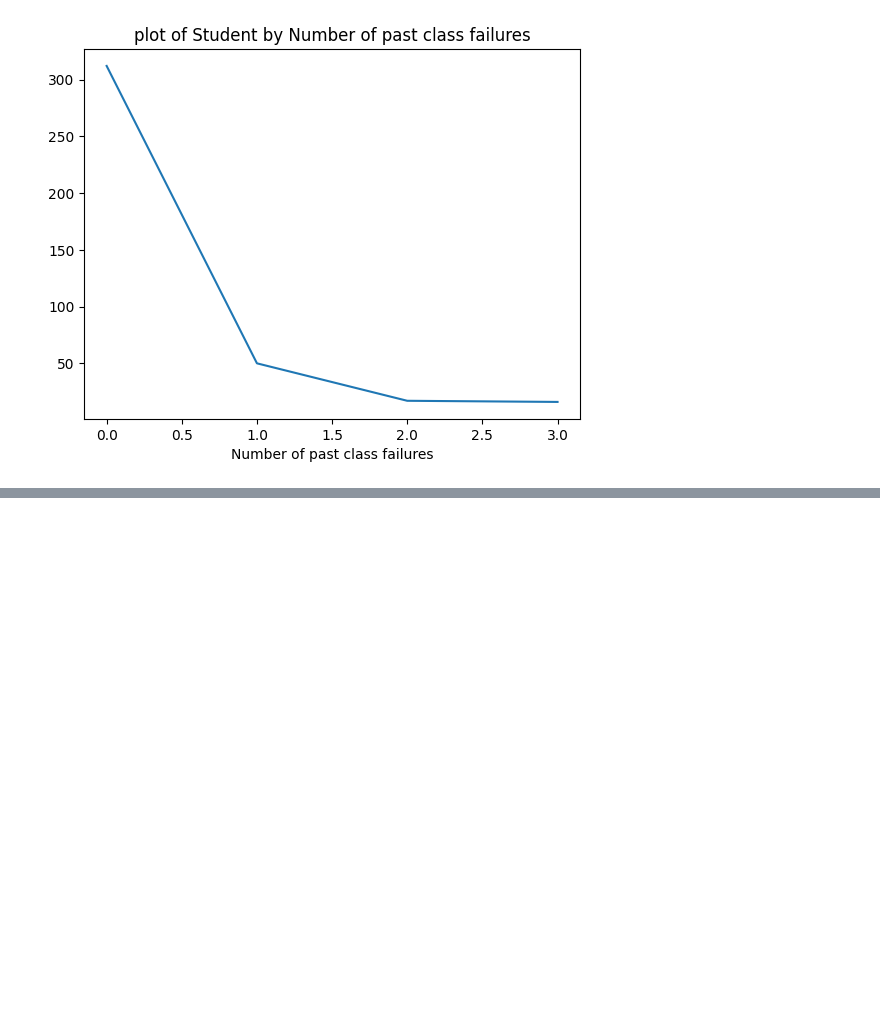
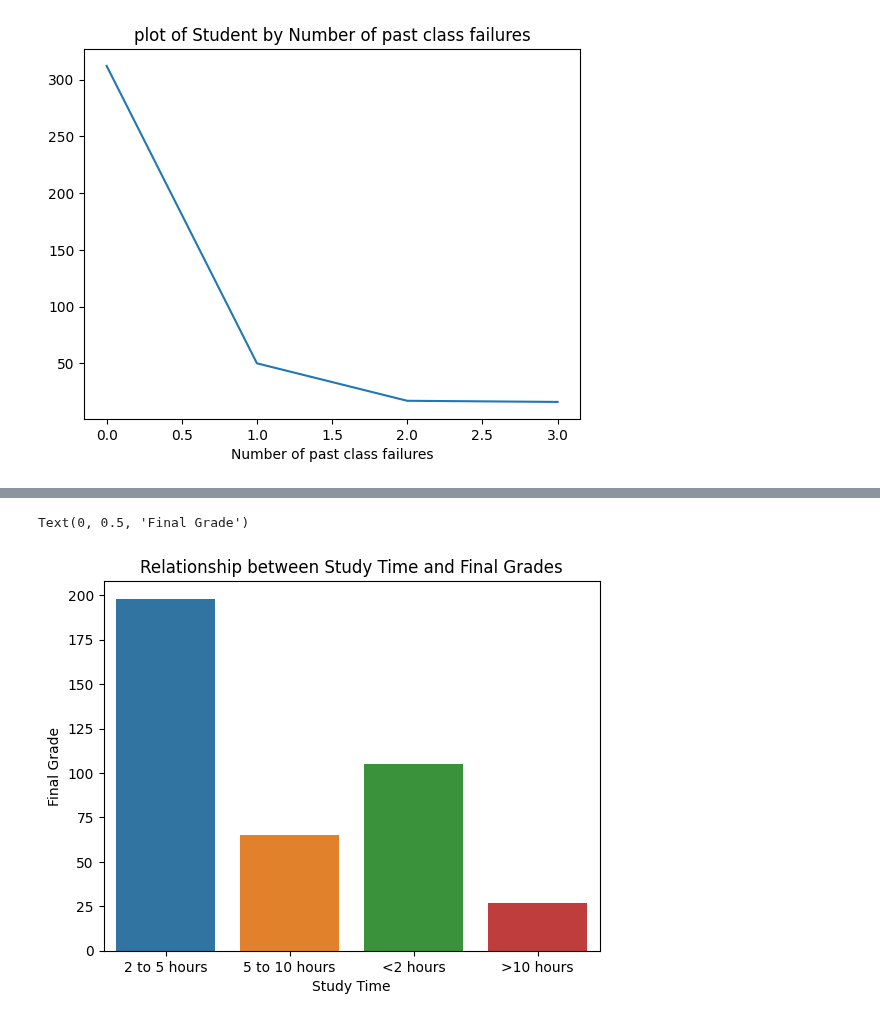
Before and after one commit to latifkara/dataScienceProjects, a Jupyter notebook: School_Conumption/SchoolConsumption.ipynb, the cells around one changed output, grey strips where cells are left out. Cells and saved outputs as stored; diff of their text form; code cells hidden in the pictures; blank space fills up the shorter version.

Commit message:
School Project | Relationship between Study Time and Final Grades

```diff
--- a/School_Conumption/SchoolConsumption.ipynb
+++ b/School_Conumption/SchoolConsumption.ipynb
@@ -240,0 +273,8 @@ Text(0.5, 0, 'Number of past class failures')
+# %%
+plt.title('Relationship between Study Time and Final Grades')
+sns.countplot(x='study_time', data=school_df)
+plt.xlabel('Study Time')
+plt.ylabel("Final Grade")
+# %% [output]
+Text(0, 0.5, 'Final Grade')
+[figure, added]
```
Also changed, not shown: parts of 4 cells of this notebook.
